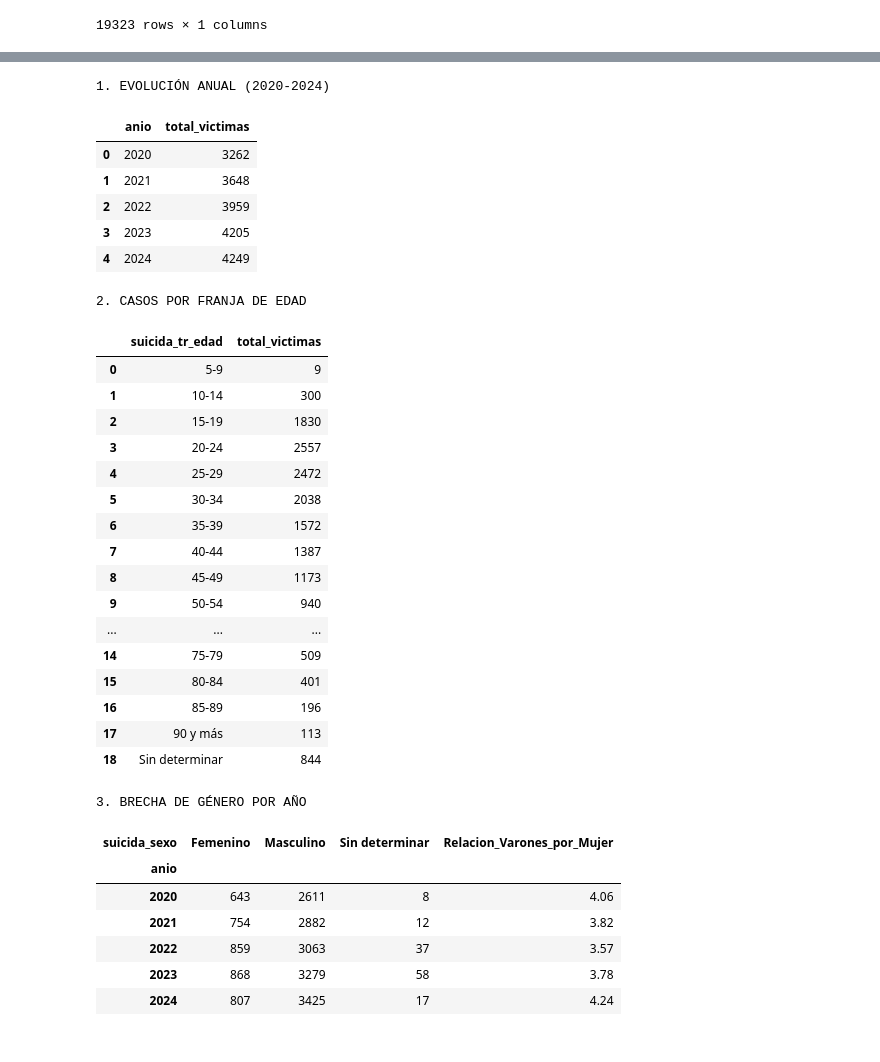
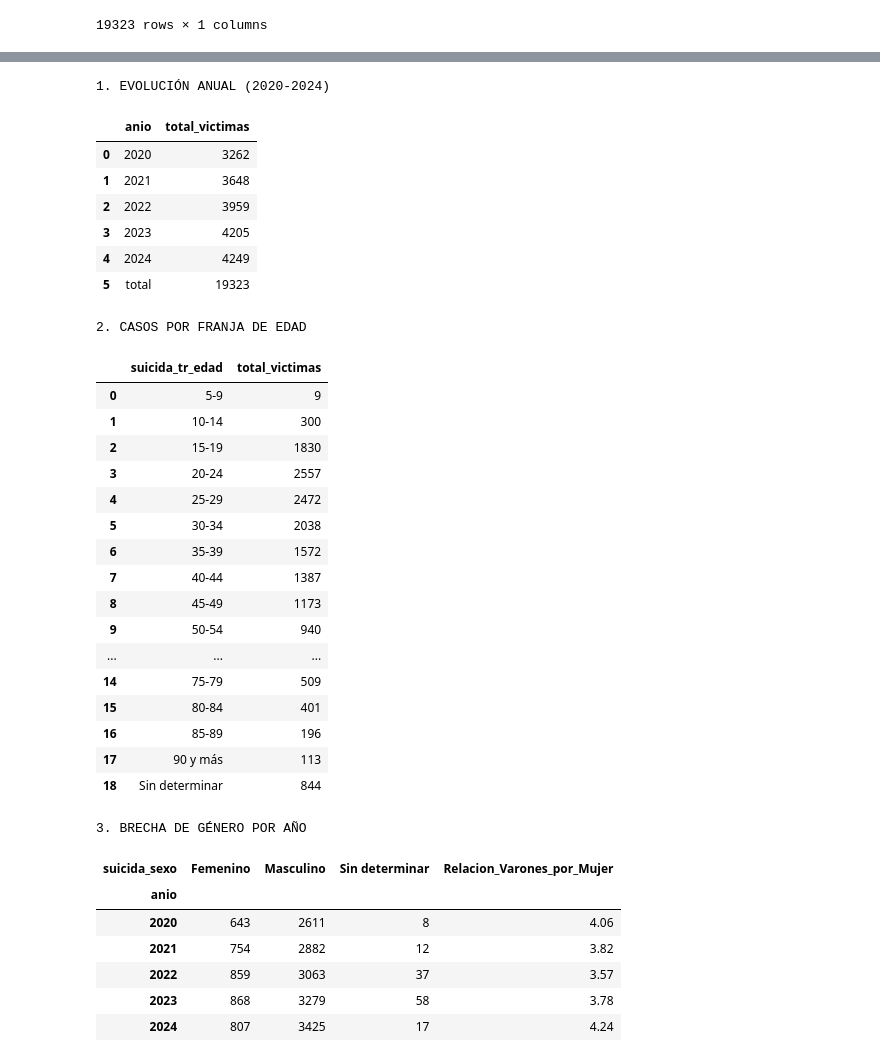
Before and after one commit to fce-laboratoriotp/tp-labo, a Jupyter notebook: notebook_prueba.ipynb, the cells around one changed output, grey strips where cells are left out. Drawn from its saved outputs; the diff is of its cells as text; code cells hidden in the pictures.

```diff
--- a/notebook_prueba.ipynb
+++ b/notebook_prueba.ipynb
@@ -412,35 +400,43 @@ df_master["suicida_tr_edad"] = pd.Categorical(
 # Agrupamos por 'anio' y contamos la cantidad de personas (filas) por año
 
 resumen_anual = df_master.groupby("anio").size().reset_index(name="total_victimas")
+
+#Creamos la fila del total sumando la columna "total_vistimas"
+fila_total= pd.DataFrame([{"anio": "total",
+                           "total_victimas":resumen_anual["total_victimas"].sum()
+                           }])
+#Unimos la tabla con la fila de total al final
+resumen_anual = pd.concat([resumen_anual, fila_total], ignore_index=True)
 
 print("1. EVOLUCIÓN ANUAL (2020-2024)")
 display(resumen_anual)
 
 # 2. TOTAL DE VÍCTIMAS POR EDAD (Franjas etarias)
 
 resumen_edad = df_master.groupby("suicida_tr_edad", observed=False).size().reset_index(name="total_victimas")
 
 print("\n2. CASOS POR FRANJA DE EDAD")
 display(resumen_edad)
 
 # 3. COMPARACIÓN DE VARONES VS MUJERES POR AÑO (Brecha de género)
 # Agrupamos por año y por sexo, y ponemos los sexos en columnas separadas
 
 resumen_sexo = df_master.groupby(["anio", "suicida_sexo"], observed=False).size().unstack(fill_value=0)
 
 # Calculamos la relación: dividimos Varones / Mujeres. Permite cuantificar numéricamente y de manera directa la brecha de género por año.
 resumen_sexo["Relacion_Varones_por_Mujer"] = (resumen_sexo["Masculino"] / resumen_sexo["Femenino"]).round(2)
 
 print("\n3. BRECHA DE GÉNERO POR AÑO")
 display(resumen_sexo)
 # %% [output]
 1. EVOLUCIÓN ANUAL (2020-2024)
 |  | anio | total_victimas |
 | 0 | 2020 | 3262 |
 | 1 | 2021 | 3648 |
 | 2 | 2022 | 3959 |
 | 3 | 2023 | 4205 |
 | 4 | 2024 | 4249 |
+| 5 | total | 19323 |
 2. CASOS POR FRANJA DE EDAD
 |  | suicida_tr_edad | total_victimas |
 | 0 | 5-9 | 9 |
```
Also changed, not shown: parts of 14 cells of this notebook.
